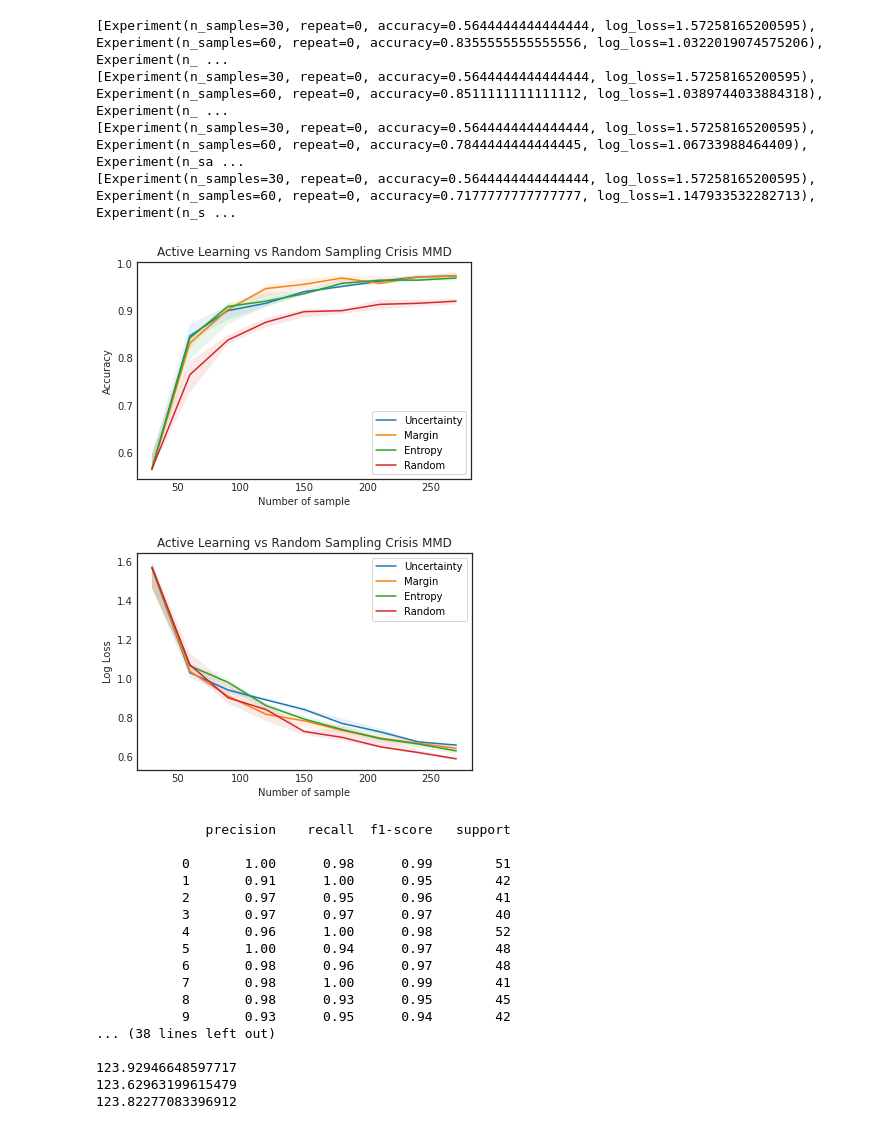
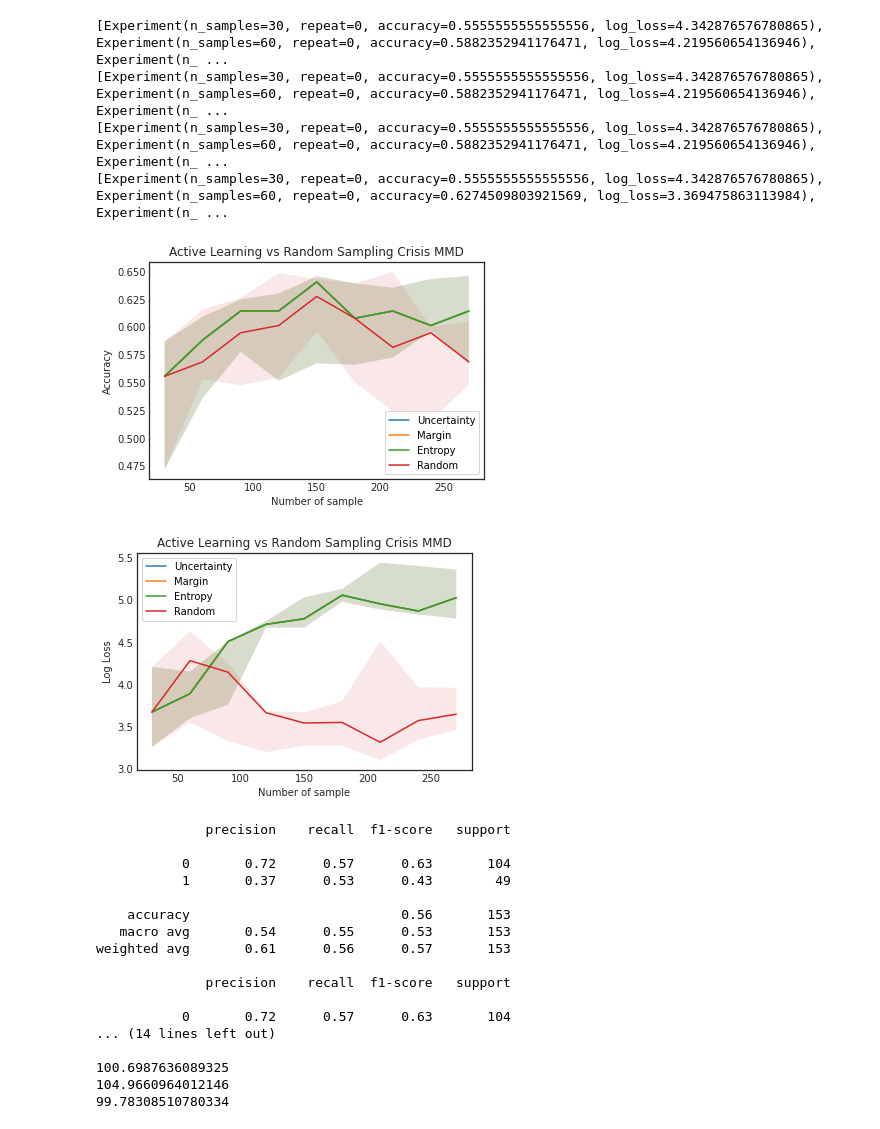
Before and after one commit to hafizbudi/active-learning, a Jupyter notebook: AL_with_CrisisMMD.ipynb, the cells around one changed output. Cells and saved outputs as stored; diff of their text form; code cells hidden in the pictures.

Commit message:
add random sampling policy

```diff
--- a/AL_with_CrisisMMD.ipynb
+++ b/AL_with_CrisisMMD.ipynb
@@ -30,6 +31,13 @@ from sklearn.metrics import log_loss
 from sklearn.neighbors import KNeighborsClassifier
 import time
 import random
+# %%
+def random_sampling(classifier, X,
+                     n_instances: int = 1, random_tie_break: bool = False):
+
+    query_idx = np.random.choice(range(len(X)), size=n_instances, replace=False)
+
+    return query_idx, X[query_idx]
 # %%
 @dataclass
 class Experiment:
@@ -82,14 +90,15 @@ def random_forest_score_repeat(n_initial,n_queries,sampling_strategy, repeats, s
     i = n_initial[0]
 
     initial_idx = np.random.choice(range(len(X_train)), size=i, replace=False)
-
+    print("Indexes for ",i,": ",initial_idx)
     X_initial, y_initial = X_train[initial_idx], y_train[initial_idx]
 
 
     X_pool,y_pool = np.delete(X_train, initial_idx, axis=0), np.delete(y_train, initial_idx, axis=0)
 
     learner = ActiveLearner(
-              estimator=RandomForestClassifier(),
+              estimator=LogisticRegression(max_iter=10000),
+              #estimator=RandomForestClassifier(),
               query_strategy=sampling_strategy,
               X_training=X_initial,y_training=y_initial
               )
@@ -103,10 +112,9 @@ def random_forest_score_repeat(n_initial,n_queries,sampling_strategy, repeats, s
 
     for j in n_initial[1:]:
 
-      for i in range(n_queries):
-        query_idx, query_inst = learner.query(X_pool)
-        learner.teach(query_inst, y_pool[query_idx])
-        X_pool, y_pool = np.delete(X_pool, query_idx, axis=0), np.delete(y_pool, query_idx, axis=0)
+      query_idx, query_inst = learner.query(X_pool, n_queries)
+      learner.teach(query_inst, y_pool[query_idx])
+      X_pool, y_pool = np.delete(X_pool, query_idx, axis=0), np.delete(y_pool, query_idx, axis=0)
 
       acc = learner.score(X_test,y_test)
       #acc_all.append(acc)
@@ -325,5 +356,6 @@ print(experiment_entropy)
 n_initial = range(30,300,30)
 seed_random = 20 # random seed
 repeat_random = 3 # number of repeat for each n_initial
-experiment_random, res_random, time_random = learning_curve(n_initial,repeat_random, random_sampling_policy,seed_random)
+#experiment_random, res_random, time_random = learning_curve(n_initial, repeat_random, random_sampling_policy,seed_random)
+result_rf_random, result_rf_acc_random, result_rf_time_random, experiment_random = random_forest_score_repeat(n_initial,n_queries,random_sampling,repeats, seed)
 # %% [output]
@@ -336,10 +377,10 @@ print(experiment_margin)
 print(experiment_entropy)
 print(experiment_random)
 # %% [output]
-[Experiment(n_samples=30, repeat=0, accuracy=0.5644444444444444, log_loss=1.57258165200595), Experiment(n_samples=60, repeat=0, accuracy=0.8355555555555556, log_loss=1.0322019074575206), Experiment(n_ ...
-[Experiment(n_samples=30, repeat=0, accuracy=0.5644444444444444, log_loss=1.57258165200595), Experiment(n_samples=60, repeat=0, accuracy=0.8511111111111112, log_loss=1.0389744033884318), Experiment(n_ ...
-[Experiment(n_samples=30, repeat=0, accuracy=0.5644444444444444, log_loss=1.57258165200595), Experiment(n_samples=60, repeat=0, accuracy=0.7844444444444445, log_loss=1.06733988464409), Experiment(n_sa ...
-[Experiment(n_samples=30, repeat=0, accuracy=0.5644444444444444, log_loss=1.57258165200595), Experiment(n_samples=60, repeat=0, accuracy=0.7177777777777777, log_loss=1.147933532282713), Experiment(n_s ...
+[Experiment(n_samples=30, repeat=0, accuracy=0.5555555555555556, log_loss=4.342876576780865), Experiment(n_samples=60, repeat=0, accuracy=0.5882352941176471, log_loss=4.219560654136946), Experiment(n_ ...
+[Experiment(n_samples=30, repeat=0, accuracy=0.5555555555555556, log_loss=4.342876576780865), Experiment(n_samples=60, repeat=0, accuracy=0.5882352941176471, log_loss=4.219560654136946), Experiment(n_ ...
+[Experiment(n_samples=30, repeat=0, accuracy=0.5555555555555556, log_loss=4.342876576780865), Experiment(n_samples=60, repeat=0, accuracy=0.5882352941176471, log_loss=4.219560654136946), Experiment(n_ ...
+[Experiment(n_samples=30, repeat=0, accuracy=0.5555555555555556, log_loss=4.342876576780865), Experiment(n_samples=60, repeat=0, accuracy=0.6274509803921569, log_loss=3.369475863113984), Experiment(n_ ...
 # %%
 # show accuracy plot
 
@@ -371,39 +412,39 @@ plot_learning_curve(df_ms, "Margin")
 plot_learning_curve(df_es, "Entropy")
 plot_learning_curve(df_rs, "Random")
 # %% [output]
-[figure, old version]
+[figure, new version]
 # %%
 # show log loss plot
 
 def plot_learning_curve(df, name):
     # Compute percentiles
     p10 = df.groupby('n_samples').quantile(.10)['log_loss']
     p50 = df.groupby('n_samples').median()['log_loss']
     p90 = df.groupby('n_samples').quantile(.90)['log_loss']
     training_sizes= p50.index.to_numpy()
 
     with plt.style.context('seaborn-white'):
         plt.title('Active Learning vs Random Sampling Crisis MMD')
         plt.plot(training_sizes, p50, label=name )
 
         # show standard deviation
         plt.fill_between(training_sizes, p10, p90,alpha=0.1)
-    plt.legend(loc='upper right')
+    plt.legend(loc='upper left')
     plt.xlabel("Number of sample")
     plt.ylabel("Log Loss")
     plt.grid()
     #plt.show()
 
 df_us = pd.DataFrame([dataclasses.asdict(e) for e in experiment_uncertainty])
 df_ms = pd.DataFrame([dataclasses.asdict(e) for e in experiment_margin])
 df_es = pd.DataFrame([dataclasses.asdict(e) for e in experiment_entropy])
 df_rs = pd.DataFrame([dataclasses.asdict(e) for e in experiment_random])
 plot_learning_curve(df_us, "Uncertainty")
 plot_learning_curve(df_ms, "Margin")
 plot_learning_curve(df_es, "Entropy")
 plot_learning_curve(df_rs, "Random")
 # %% [output]
-[figure, old version]
+[figure, new version]
 # %%
 # show precision, recall, f-1 score for final n_sample active learning
 
@@ -417,21 +458,21 @@ print(result_rf_time_entropy)
 # %% [output]
               precision    recall  f1-score   support
 
-           0       1.00      0.98      0.99        51
-           1       0.91      1.00      0.95        42
-           2       0.97      0.95      0.96        41
-           3       0.97      0.97      0.97        40
-           4       0.96      1.00      0.98        52
-           5       1.00      0.94      0.97        48
-           6       0.98      0.96      0.97        48
-           7       0.98      1.00      0.99        41
-           8       0.98      0.93      0.95        45
-           9       0.93      0.95      0.94        42
-... (38 lines left out)
+           0       0.72      0.57      0.63       104
+           1       0.37      0.53      0.43        49
 
-123.92946648597717
-123.62963199615479
-123.82277083396912
+    accuracy                           0.56       153
+   macro avg       0.54      0.55      0.53       153
+weighted avg       0.61      0.56      0.57       153
+
+              precision    recall  f1-score   support
+
+           0       0.72      0.57      0.63       104
+... (14 lines left out)
+
+100.6987636089325
+104.9660964012146
+99.78308510780334
 # %%
 # show precision, recall, f-1 score for final n_sample random sampling
 
```
Also changed, not shown: parts of 8 cells of this notebook.
